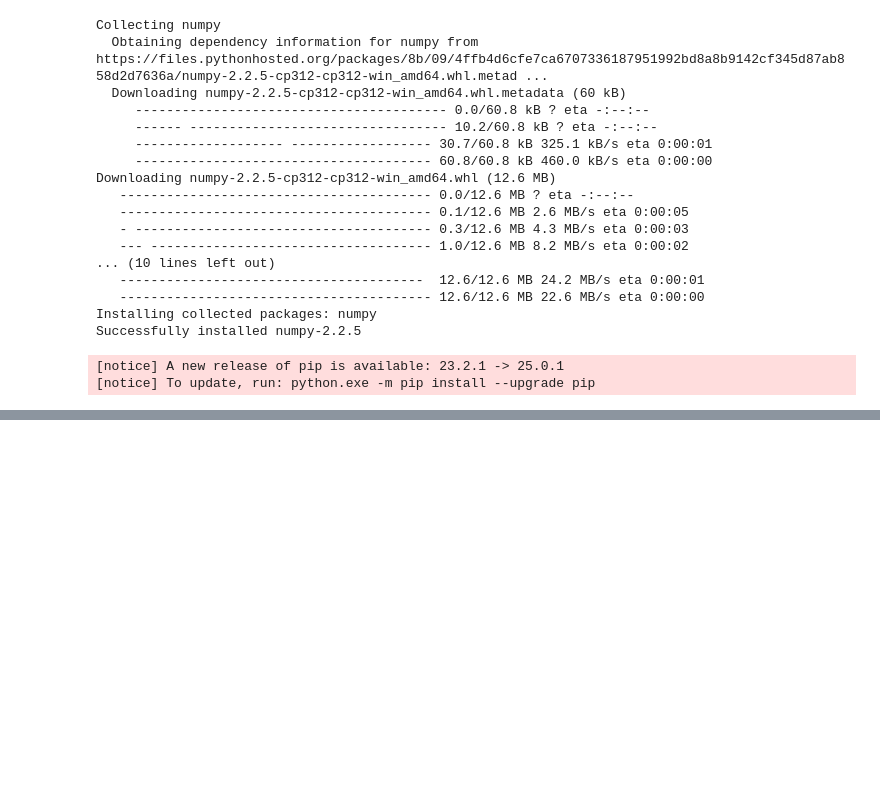
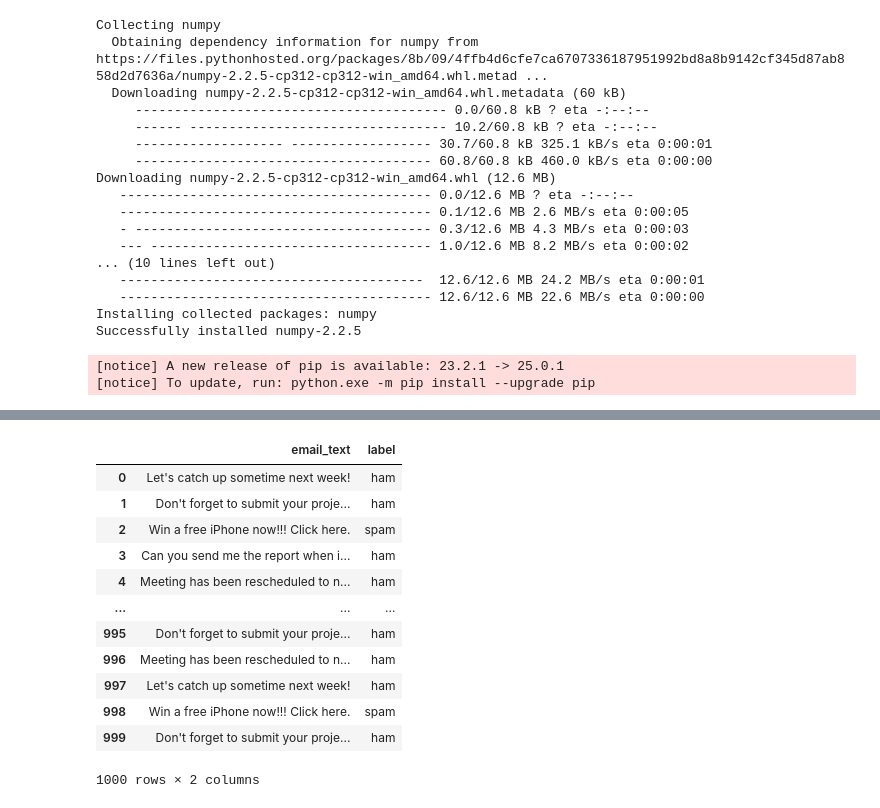
Before and after one commit to PR7175Z/NLP_Practice, a Jupyter notebook: spamclassifier/model.ipynb, the cells around one changed output, grey strips where cells are left out. Cells and saved outputs as stored; diff of their text form; code cells hidden in the pictures; blank space fills up the shorter version.

```diff
--- a/spamclassifier/model.ipynb
+++ b/spamclassifier/model.ipynb
@@ -22,0 +136,18 @@ Successfully installed numpy-2.2.5
+# %%
+dataset = pd.read_csv('data/spam_mail_classifier.csv')
+# %%
+dataset
+# %% [output]
+|  | email_text | label |
+| 0 | Let's catch up sometime next week! | ham |
+| 1 | Don't forget to submit your proje... | ham |
+| 2 | Win a free iPhone now!!! Click here. | spam |
+| 3 | Can you send me the report when i... | ham |
+| 4 | Meeting has been rescheduled to n... | ham |
+| ... | ... | ... |
+| 995 | Don't forget to submit your proje... | ham |
+| 996 | Meeting has been rescheduled to n... | ham |
+| 997 | Let's catch up sometime next week! | ham |
+| 998 | Win a free iPhone now!!! Click here. | spam |
+| 999 | Don't forget to submit your proje... | ham |
+1000 rows × 2 columns
```
Also changed, not shown: parts of 20 cells of this notebook.
